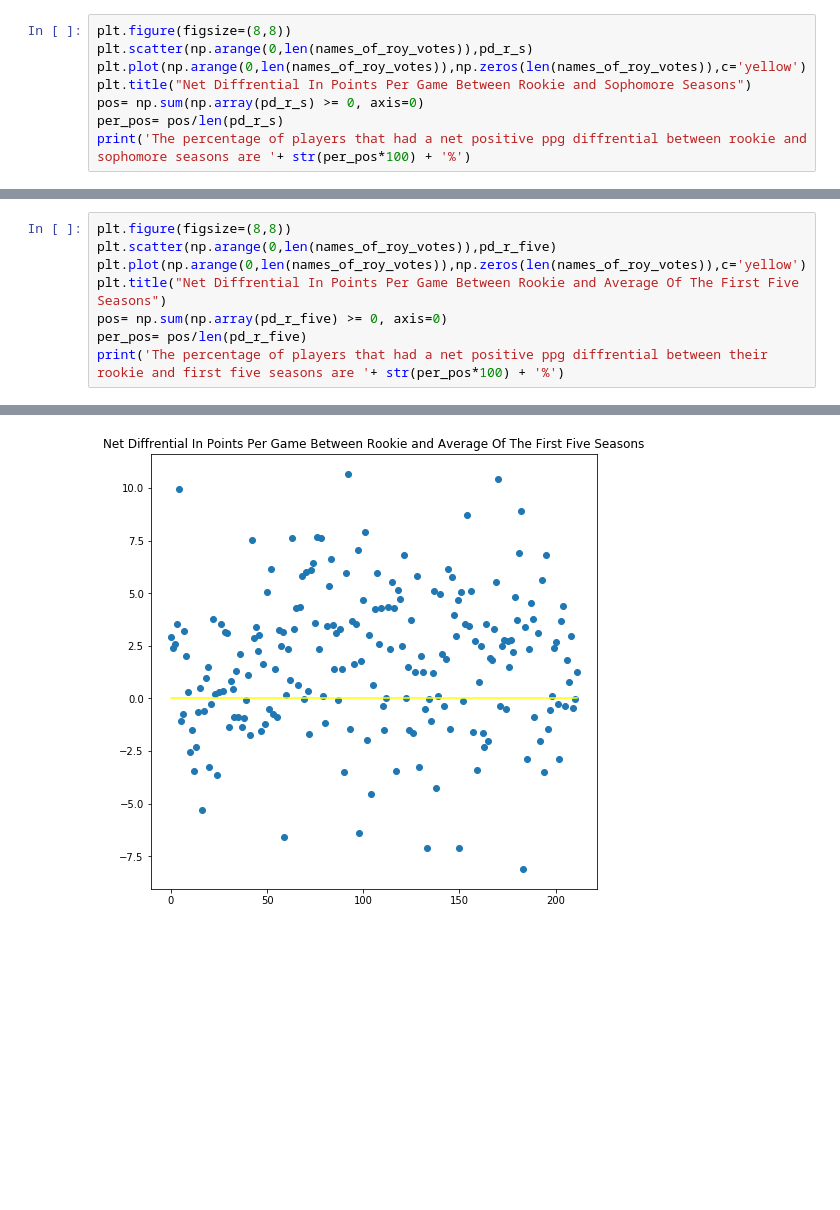
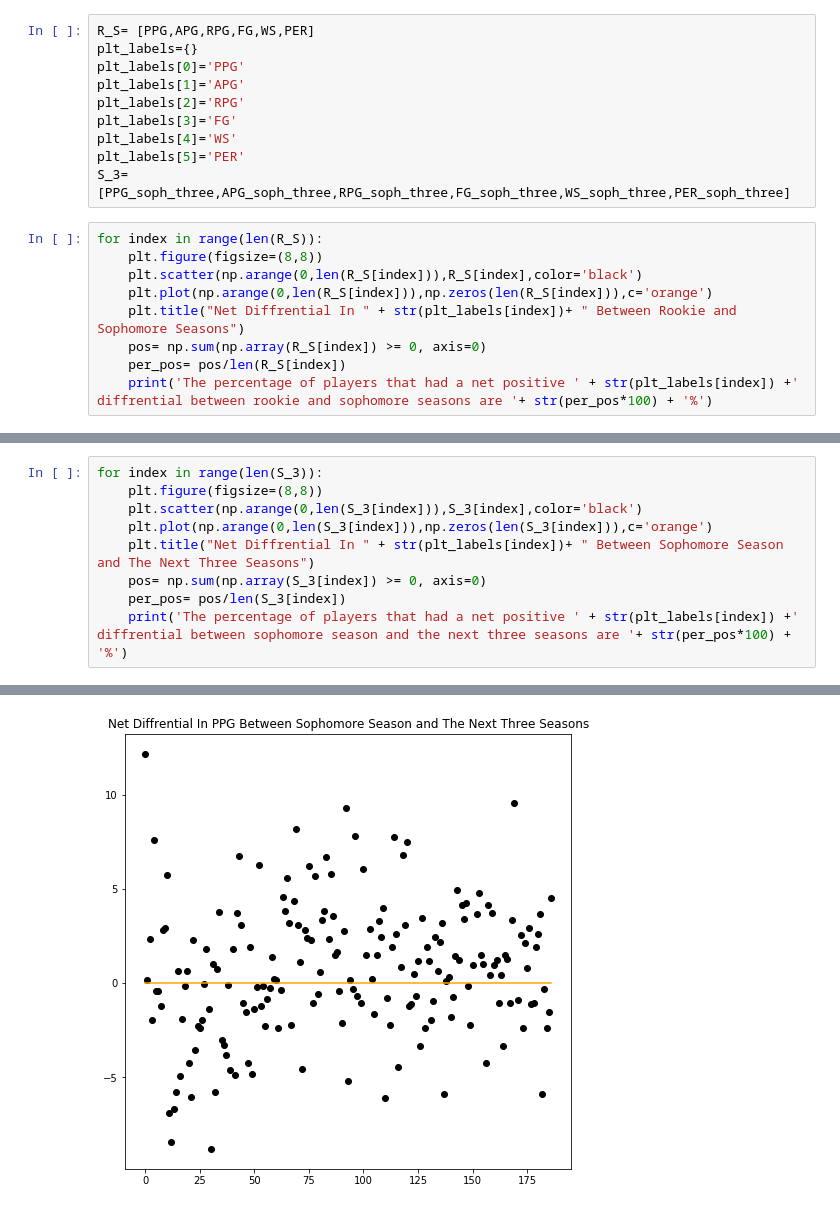
Before and after one commit to Sumiran1/Projects, a Jupyter notebook: NBA SOPHOMORE SLUMP PROJECT/data_analysis.ipynb, the cells around one changed output, grey strips where cells are left out. Saved outputs shown, nothing was run; the diff lists cells and outputs as text; blank space fills up the shorter version.

```diff
--- a/NBA SOPHOMORE SLUMP PROJECT/data_analysis.ipynb
+++ b/NBA SOPHOMORE SLUMP PROJECT/data_analysis.ipynb
@@ -25,9 +38,20 @@ The code that caused this warning is on line 4 of the file scraper_v2.ipynb. To
+# %%
+R_S= [PPG,APG,RPG,FG,WS,PER]
+plt_labels={}
+plt_labels[0]='PPG'
+plt_labels[1]='APG'
+plt_labels[2]='RPG'
+plt_labels[3]='FG'
+plt_labels[4]='WS'
+plt_labels[5]='PER'
+S_3= [PPG_soph_three,APG_soph_three,RPG_soph_three,FG_soph_three,WS_soph_three,PER_soph_three]
 # %%
-plt.figure(figsize=(8,8))
-plt.scatter(np.arange(0,len(names_of_roy_votes)),pd_r_s)
-plt.plot(np.arange(0,len(names_of_roy_votes)),np.zeros(len(names_of_roy_votes)),c='yellow')
-plt.title("Net Diffrential In Points Per Game Between Rookie and Sophomore Seasons")
-pos= np.sum(np.array(pd_r_s) >= 0, axis=0)
-per_pos= pos/len(pd_r_s)
-print('The percentage of players that had a net positive ppg diffrential between rookie and sophomore seasons are '+ str(per_pos*100) + '%')
+for index in range(len(R_S)):
+    plt.figure(figsize=(8,8))
+    plt.scatter(np.arange(0,len(R_S[index])),R_S[index],color='black')
+    plt.plot(np.arange(0,len(R_S[index])),np.zeros(len(R_S[index])),c='orange')
+    plt.title("Net Diffrential In " + str(plt_labels[index])+ " Between Rookie and Sophomore Seasons")
+    pos= np.sum(np.array(R_S[index]) >= 0, axis=0)
+    per_pos= pos/len(R_S[index])
+    print('The percentage of players that had a net positive ' + str(plt_labels[index]) +' diffrential between rookie and sophomore seasons are '+ str(per_pos*100) + '%')
 # %% [output]
@@ -36,9 +72,10 @@ The percentage of players that had a net positive ppg diffrential between rookie
 # %%
-plt.figure(figsize=(8,8))
-plt.scatter(np.arange(0,len(names_of_roy_votes)),pd_r_five)
-plt.plot(np.arange(0,len(names_of_roy_votes)),np.zeros(len(names_of_roy_votes)),c='yellow')
-plt.title("Net Diffrential In Points Per Game Between Rookie and Average Of The First Five Seasons")
-pos= np.sum(np.array(pd_r_five) >= 0, axis=0)
-per_pos= pos/len(pd_r_five)
-print('The percentage of players that had a net positive ppg diffrential between their rookie and first five seasons are '+ str(per_pos*100) + '%')
+for index in range(len(S_3)):
+    plt.figure(figsize=(8,8))
+    plt.scatter(np.arange(0,len(S_3[index])),S_3[index],color='black')
+    plt.plot(np.arange(0,len(S_3[index])),np.zeros(len(S_3[index])),c='orange')
+    plt.title("Net Diffrential In " + str(plt_labels[index])+ " Between Sophomore Season and The Next Three Seasons")
+    pos= np.sum(np.array(S_3[index]) >= 0, axis=0)
+    per_pos= pos/len(S_3[index])
+    print('The percentage of players that had a net positive ' + str(plt_labels[index]) +' diffrential between sophomore season and the next three seasons are '+ str(per_pos*100) + '%')
 # %% [output]
@@ -46 +88 @@ The percentage of players that had a net positive ppg diffrential between their
-[figure, old version]
+[figure, new version]
```
Also changed, not shown: parts of 13 cells of this notebook, 2 other files.
